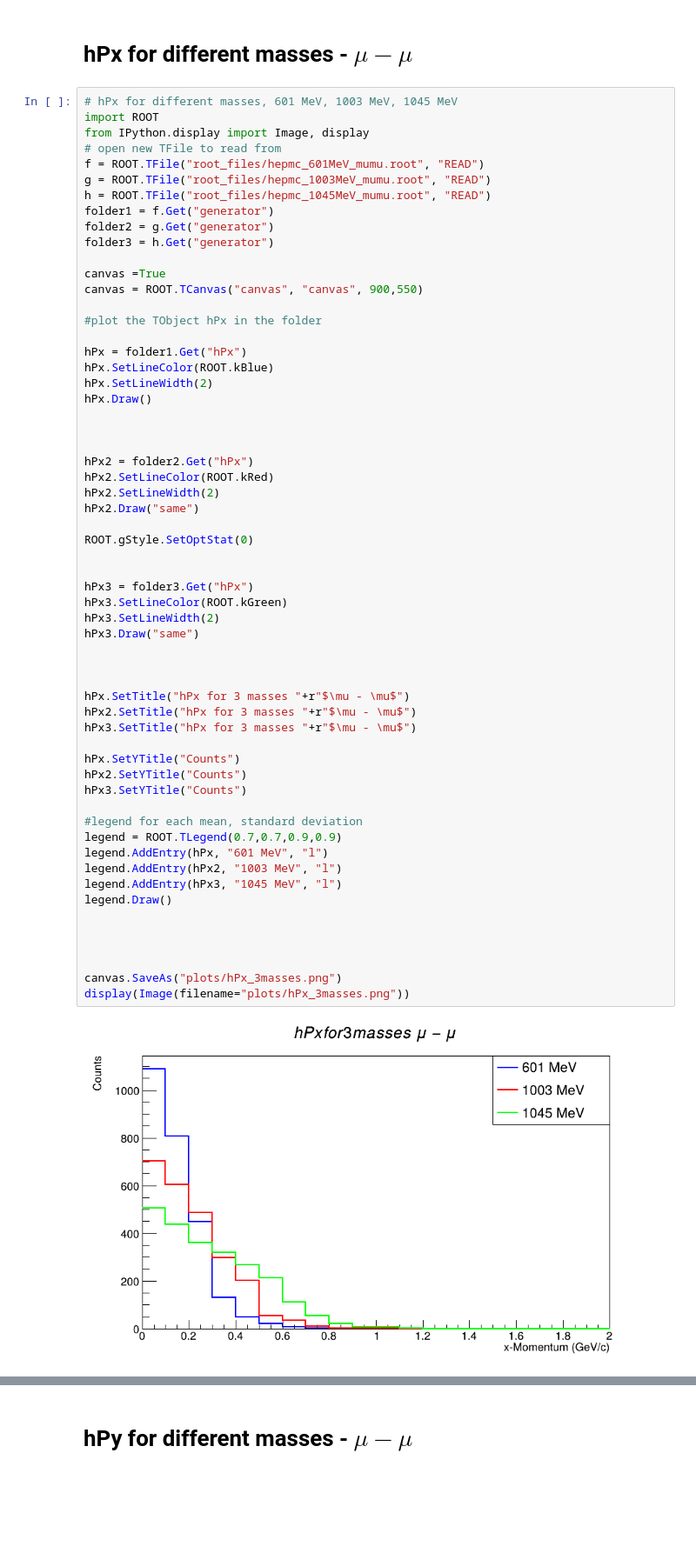
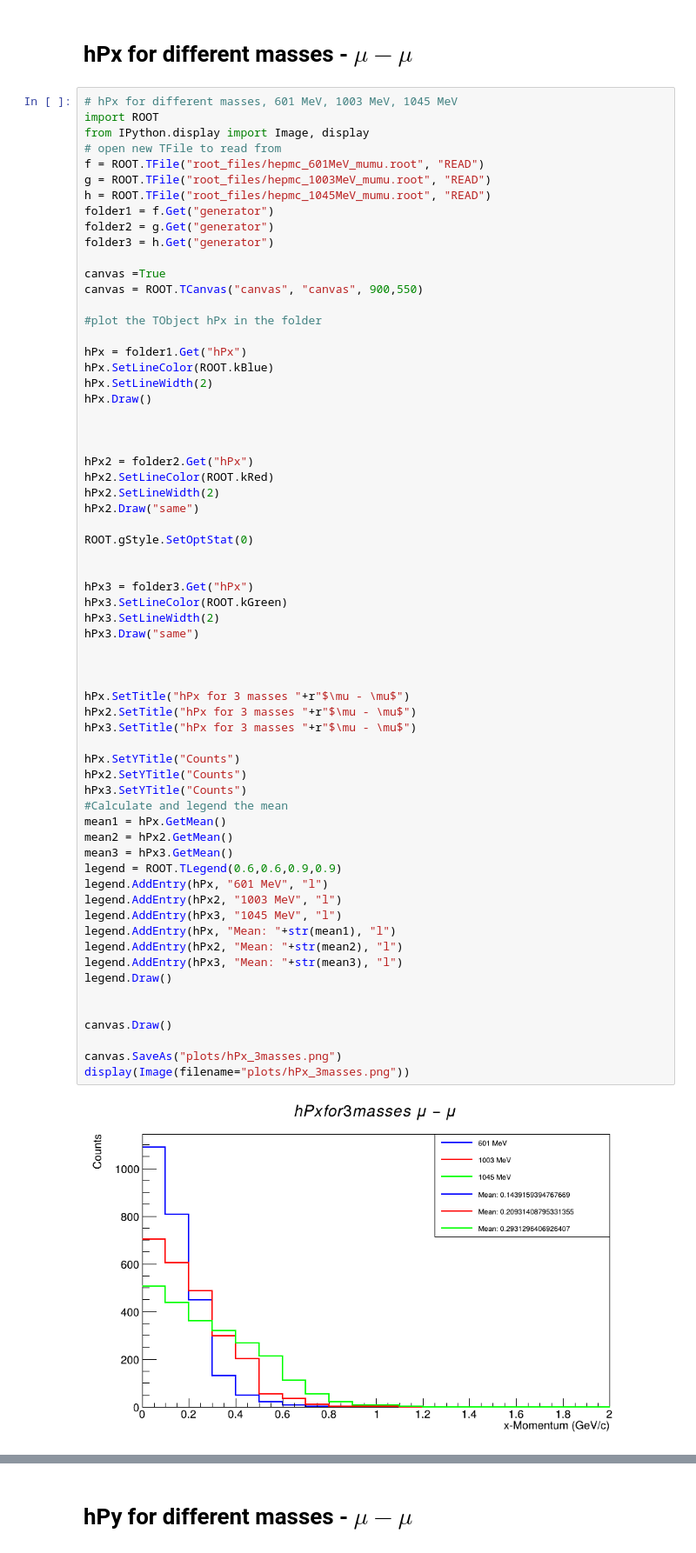
Before and after one commit to Parshathi/ProtoDUNE_BSM_LArSoft, a Jupyter notebook: Plots_diff_mass.ipynb, the cells around one changed output, grey strips where cells are left out. Shown: that part at 87% size. Drawn from its saved outputs; the diff is of its cells as text; blank space fills up the shorter version.

```diff
--- a/Plots_diff_mass.ipynb
+++ b/Plots_diff_mass.ipynb
@@ -29,38 +29,43 @@ hPx2.SetLineColor(ROOT.kRed)
 hPx2.SetLineWidth(2)
 hPx2.Draw("same")
 
 ROOT.gStyle.SetOptStat(0)
 
 
 hPx3 = folder3.Get("hPx")
 hPx3.SetLineColor(ROOT.kGreen)
 hPx3.SetLineWidth(2)
 hPx3.Draw("same")
 
 
 
 hPx.SetTitle("hPx for 3 masses "+r"$\mu - \mu$")
 hPx2.SetTitle("hPx for 3 masses "+r"$\mu - \mu$")
 hPx3.SetTitle("hPx for 3 masses "+r"$\mu - \mu$")
 
 hPx.SetYTitle("Counts")
 hPx2.SetYTitle("Counts")
 hPx3.SetYTitle("Counts")
-
-#legend for each mean, standard deviation
-legend = ROOT.TLegend(0.7,0.7,0.9,0.9)
+#Calculate and legend the mean
+mean1 = hPx.GetMean()
+mean2 = hPx2.GetMean()
+mean3 = hPx3.GetMean()
+legend = ROOT.TLegend(0.6,0.6,0.9,0.9)
 legend.AddEntry(hPx, "601 MeV", "l")
 legend.AddEntry(hPx2, "1003 MeV", "l")
 legend.AddEntry(hPx3, "1045 MeV", "l")
+legend.AddEntry(hPx, "Mean: "+str(mean1), "l")
+legend.AddEntry(hPx2, "Mean: "+str(mean2), "l")
+legend.AddEntry(hPx3, "Mean: "+str(mean3), "l")
 legend.Draw()
 
 
-
+canvas.Draw()
 
 canvas.SaveAs("plots/hPx_3masses.png")
 display(Image(filename="plots/hPx_3masses.png"))
 # %% [output]
-[figure, old version]
+[figure, new version]
 Info in <TCanvas::Print>: png file plots/hPx_3masses.png has been created
 # %% [markdown]
 # hPy for different masses - $\mu - \mu$
```
Also changed, not shown: parts of 7 cells of this notebook.
